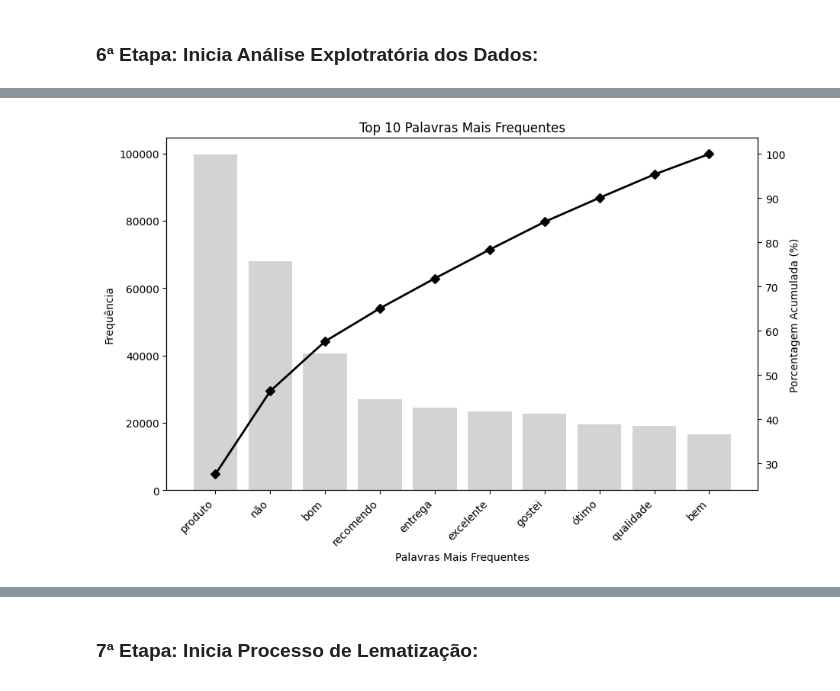
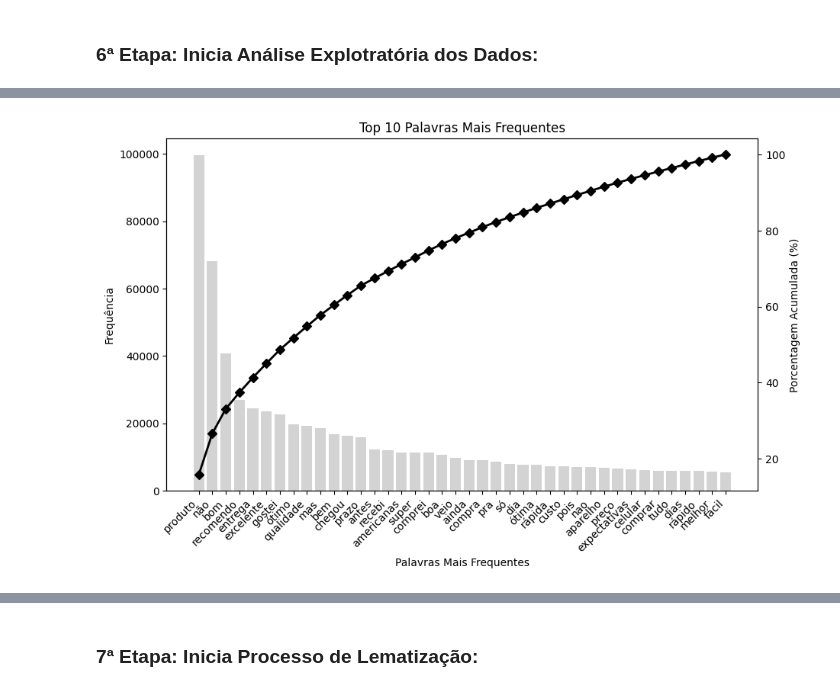
Before and after one commit to raphaelchaves/papa-linguas, a Jupyter notebook: Projeto_PLN_ICMC_V1.ipynb, the cells around one changed output, grey strips where cells are left out. Saved outputs shown, nothing was run; the diff lists cells and outputs as text; code cells hidden in the pictures.

```diff
--- a/Projeto_PLN_ICMC_V1.ipynb
+++ b/Projeto_PLN_ICMC_V1.ipynb
@@ -400,35 +355,35 @@ all_tokens = [token for sublist in development_sample['review_text_tokenized'] f
 word_freq = Counter(all_tokens)
 
 # Pegar as 10 palavras mais frequentes
-most_common_words = word_freq.most_common(10)
+most_common_words = word_freq.most_common(40)
 
 # Separar palavras e frequências
 words, freqs = zip(*most_common_words)
 
 # Calcular a porcentagem acumulada
 freqs_cumsum = np.cumsum(freqs)  # Soma acumulada das frequências
 total_freq = sum(freqs)  # Soma total das frequências
 percent_cumsum = 100 * freqs_cumsum / total_freq  # Porcentagem acumulada
 
 # Criar gráfico de Pareto
 fig, ax1 = plt.subplots(figsize=(10, 6))
 
 # Gráfico de barras para as frequências
 ax1.bar(words, freqs, color='lightgray')
 ax1.set_xlabel('Palavras Mais Frequentes')
 ax1.set_ylabel('Frequência')
 ax1.set_title('Top 10 Palavras Mais Frequentes')
 
 # Adicionar o eixo secundário para a linha acumulada
 ax2 = ax1.twinx()
 ax2.plot(words, percent_cumsum, color='black', marker='D', linestyle='-', linewidth=2)
 ax2.set_ylabel('Porcentagem Acumulada (%)', color='black')
 
 # Ajustar as etiquetas do eixo X com rotação de 45 graus
 ax1.set_xticks(range(len(words)))  # Define as posições no eixo X
 ax1.set_xticklabels(words, rotation=45, ha='right')  # Rotaciona e ajusta o alinhamento
 
 # Exibir o gráfico
 plt.show()
 # %% [output]
-[figure, old version]
+[figure, new version]
```
Also changed, not shown: parts of 38 cells of this notebook, 11 other files.
